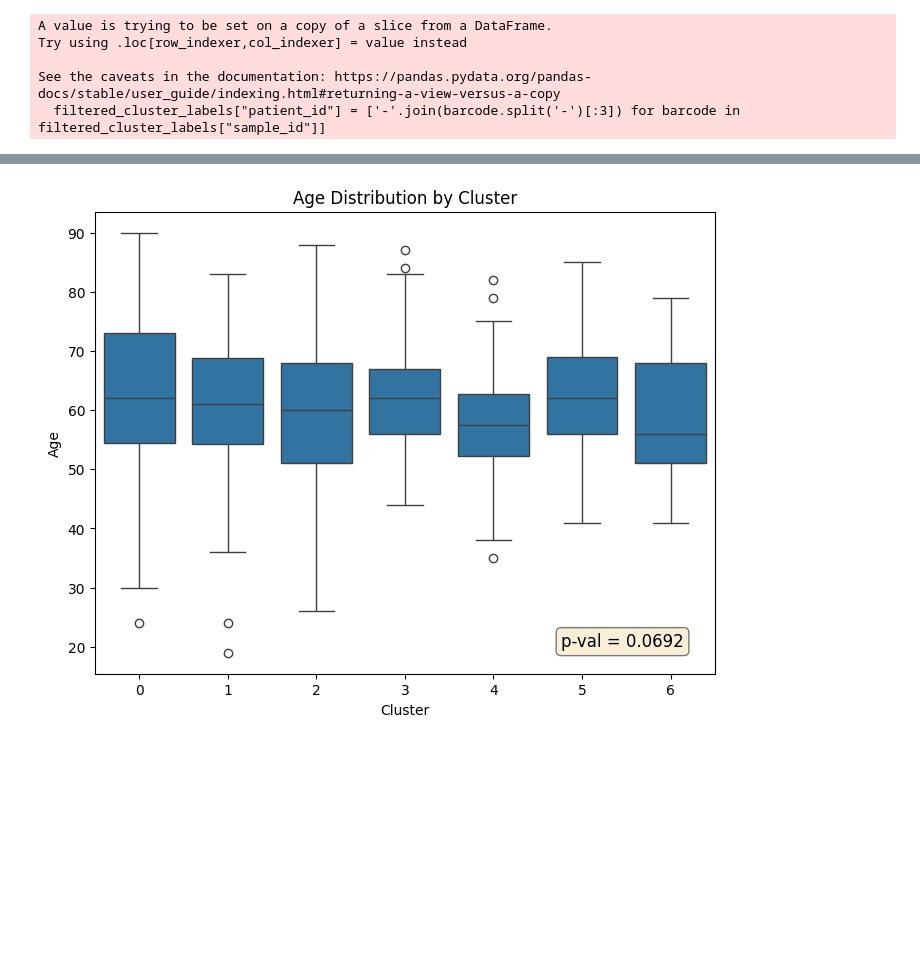
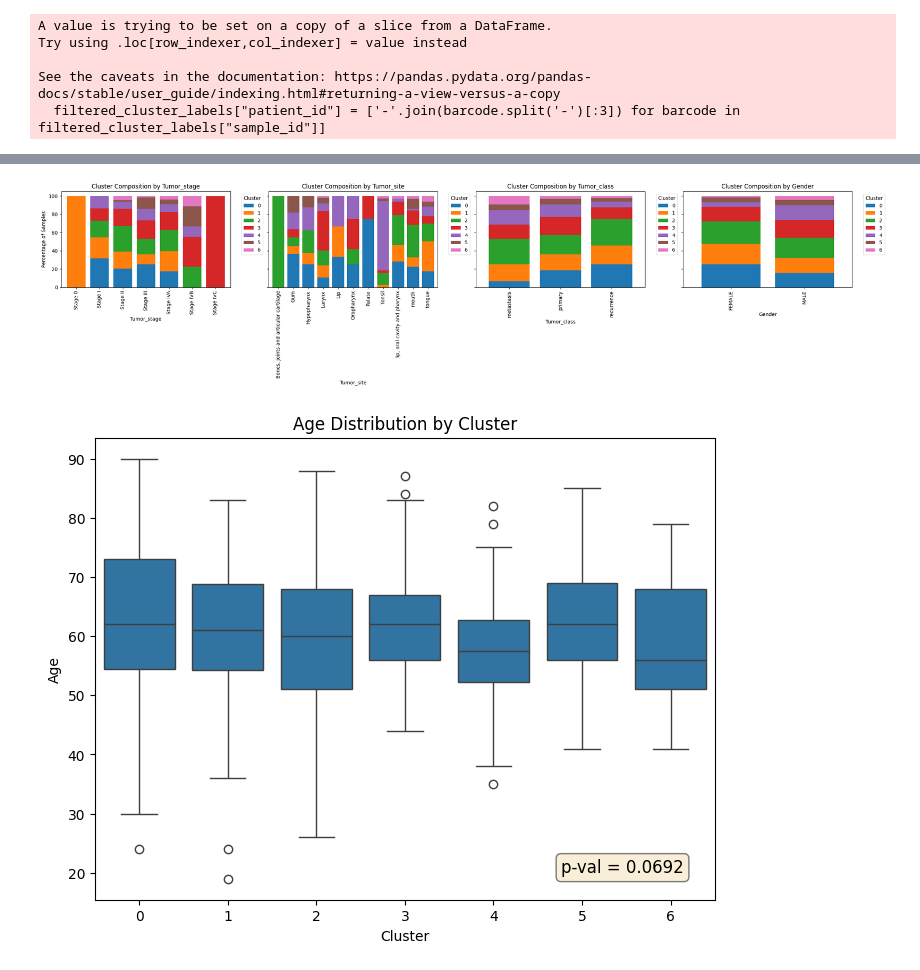
Before and after one commit to Harrison-Q-Ma/BNFO285_Projects, a Jupyter notebook: project_1/Wenshu/qualitative_assessments.ipynb, the cells around one changed output, grey strips where cells are left out. Drawn from its saved outputs; the diff is of its cells as text; code cells hidden in the pictures; blank space fills up the shorter version.

```diff
--- a/project_1/Wenshu/qualitative_assessments.ipynb
+++ b/project_1/Wenshu/qualitative_assessments.ipynb
@@ -307,3 +336,33 @@ plt.show()
+# %%
+# ============================================================
+# Creating Stacked Bar Plots for Each cluster
+# ============================================================
+# We will produce one stacked bar plot per cluster.
+# In each plot the x-axis corresponds to the variables
+# and the bars show the relative percentages of each cluster for the variable.
+
+variables = ['tumor_stage', 'tumor_site', 'tumor_class', 'gender']
+
+# One subplot per variable
+fig, axes = plt.subplots(1, len(variables), figsize=(6 * len(variables), 6), sharey=True)
+
+for ax, var in zip(axes, variables):
+    # contingency table: index=category, columns=cluster
+    # normalize='index' → percentages within each category
+    ct = pd.crosstab(df[var], df['cluster'], normalize='index') * 100
+
+    # plot stacked bar: x=category, stacks=clusters
+    ct.plot(kind='bar', stacked=True, ax=ax, width=0.8)
+
+    ax.set_ylabel('Percentage of Samples' if ax is axes[0] else '')
+    ax.set_xlabel(var.capitalize())
+    ax.set_title(f'Cluster Composition by {var.capitalize()}')
+    ax.legend(title='Cluster', bbox_to_anchor=(1.05, 1), loc='upper left')
+
+plt.tight_layout()
+plt.show()
+# %% [output]
+[figure, added]
 # %%
 # ============================================================
 # Create Boxplot: Age distribution by Cluster
```
Also changed, not shown: parts of 4 cells of this notebook.
